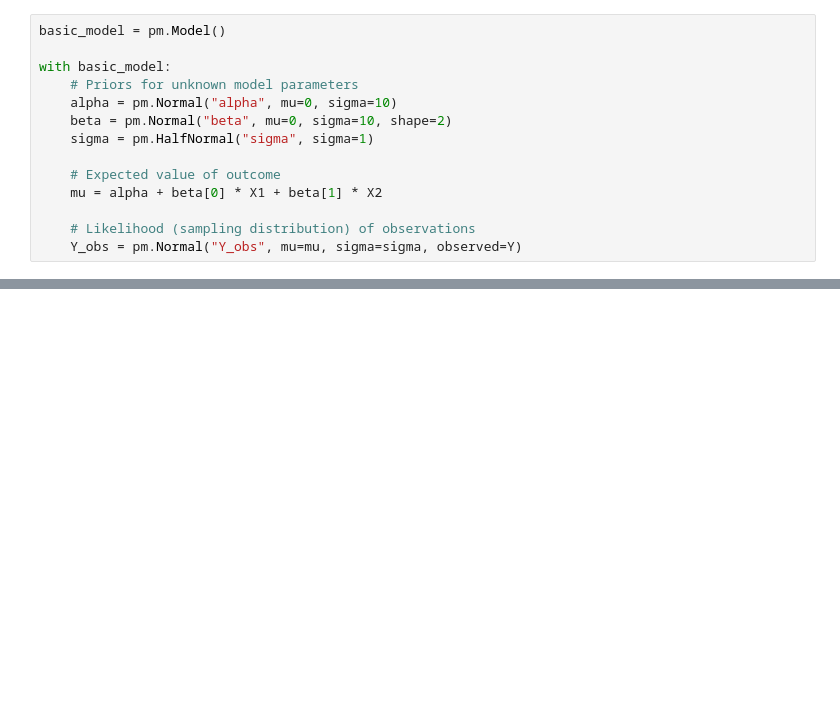
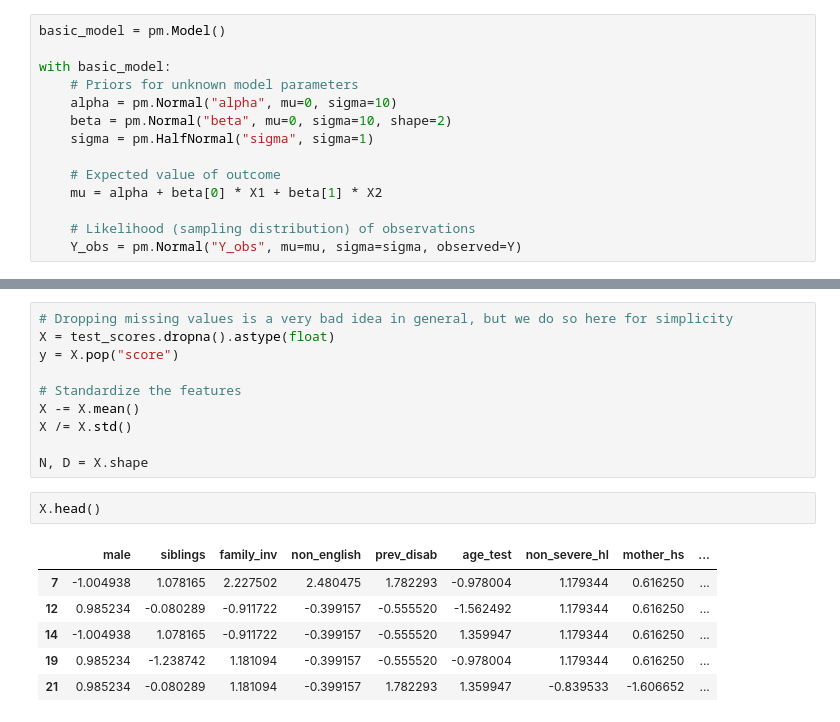
Before and after one commit to hashansl/learning, a Jupyter notebook: Bayesian/PyMC/Introductory Overview of PyMC.ipynb, the cells around one changed output, grey strips where cells are left out. Drawn from its saved outputs; the diff is of its cells as text; blank space fills up the shorter version.

```diff
--- a/Bayesian/PyMC/Introductory Overview of PyMC.ipynb
+++ b/Bayesian/PyMC/Introductory Overview of PyMC.ipynb
@@ -66,0 +146,19 @@ with basic_model:
+# %%
+# Dropping missing values is a very bad idea in general, but we do so here for simplicity
+X = test_scores.dropna().astype(float)
+y = X.pop("score")
+
+# Standardize the features
+X -= X.mean()
+X /= X.std()
+
+N, D = X.shape
+# %%
+X.head()
+# %% [output]
+|  | male | siblings | family_inv | non_english | prev_disab | age_test | non_severe_hl | mother_hs | ... |
+| 7 | -1.004938 | 1.078165 | 2.227502 | 2.480475 | 1.782293 | -0.978004 | 1.179344 | 0.616250 | ... |
+| 12 | 0.985234 | -0.080289 | -0.911722 | -0.399157 | -0.555520 | -1.562492 | 1.179344 | 0.616250 | ... |
+| 14 | -1.004938 | 1.078165 | -0.911722 | -0.399157 | -0.555520 | 1.359947 | 1.179344 | 0.616250 | ... |
+| 19 | 0.985234 | -1.238742 | 1.181094 | -0.399157 | -0.555520 | -0.978004 | 1.179344 | 0.616250 | ... |
+| 21 | 0.985234 | -0.080289 | 1.181094 | -0.399157 | 1.782293 | 1.359947 | -0.839533 | -1.606652 | ... |
```
Also changed, not shown: parts of 11 cells of this notebook.
